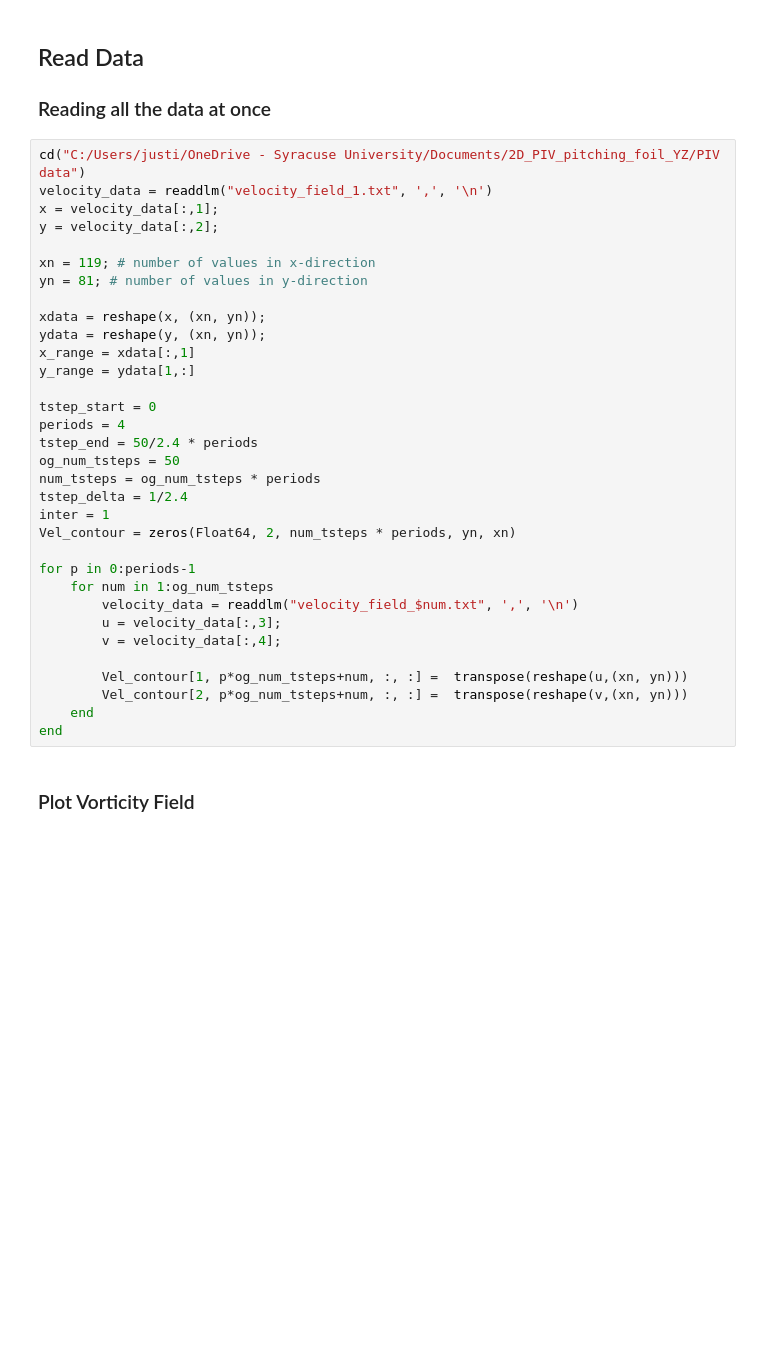
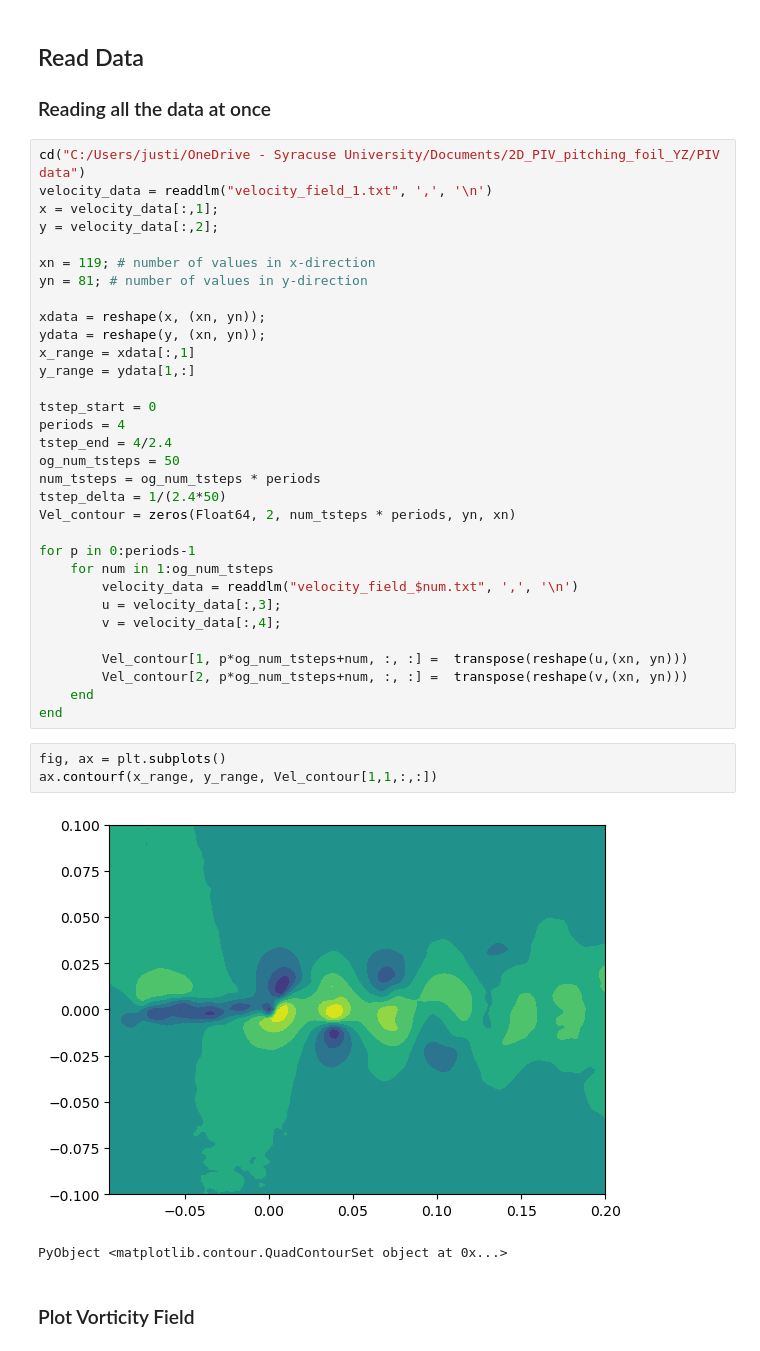
Before and after one commit to jjserdo/FTLE_JJ, a Jupyter notebook: Yuanhang-FTLE_JJ.ipynb, the cells around one changed output. Drawn from its saved outputs; the diff is of its cells as text; blank space fills up the shorter version.

```diff
--- a/Yuanhang-FTLE_JJ.ipynb
+++ b/Yuanhang-FTLE_JJ.ipynb
@@ -111,11 +109,10 @@ y_range = ydata[1,:]
 
 tstep_start = 0
 periods = 4
-tstep_end = 50/2.4 * periods
+tstep_end = 4/2.4
 og_num_tsteps = 50
 num_tsteps = og_num_tsteps * periods
-tstep_delta = 1/2.4
-inter = 1
+tstep_delta = 1/(2.4*50)
 Vel_contour = zeros(Float64, 2, num_tsteps * periods, yn, xn)
 
 for p in 0:periods-1
@@ -128,6 +125,12 @@ for p in 0:periods-1
         Vel_contour[2, p*og_num_tsteps+num, :, :] =  transpose(reshape(v,(xn, yn)))
     end
 end
+# %%
+fig, ax = plt.subplots()
+ax.contourf(x_range, y_range, Vel_contour[1,1,:,:])
+# %% [output]
+[figure, added]
+PyObject <matplotlib.contour.QuadContourSet object at 0x...>
 # %% [markdown]
 ### Plot Vorticity Field
 # %% [markdown]
```
Also changed, not shown: parts of 10 cells of this notebook, 1 other file.
